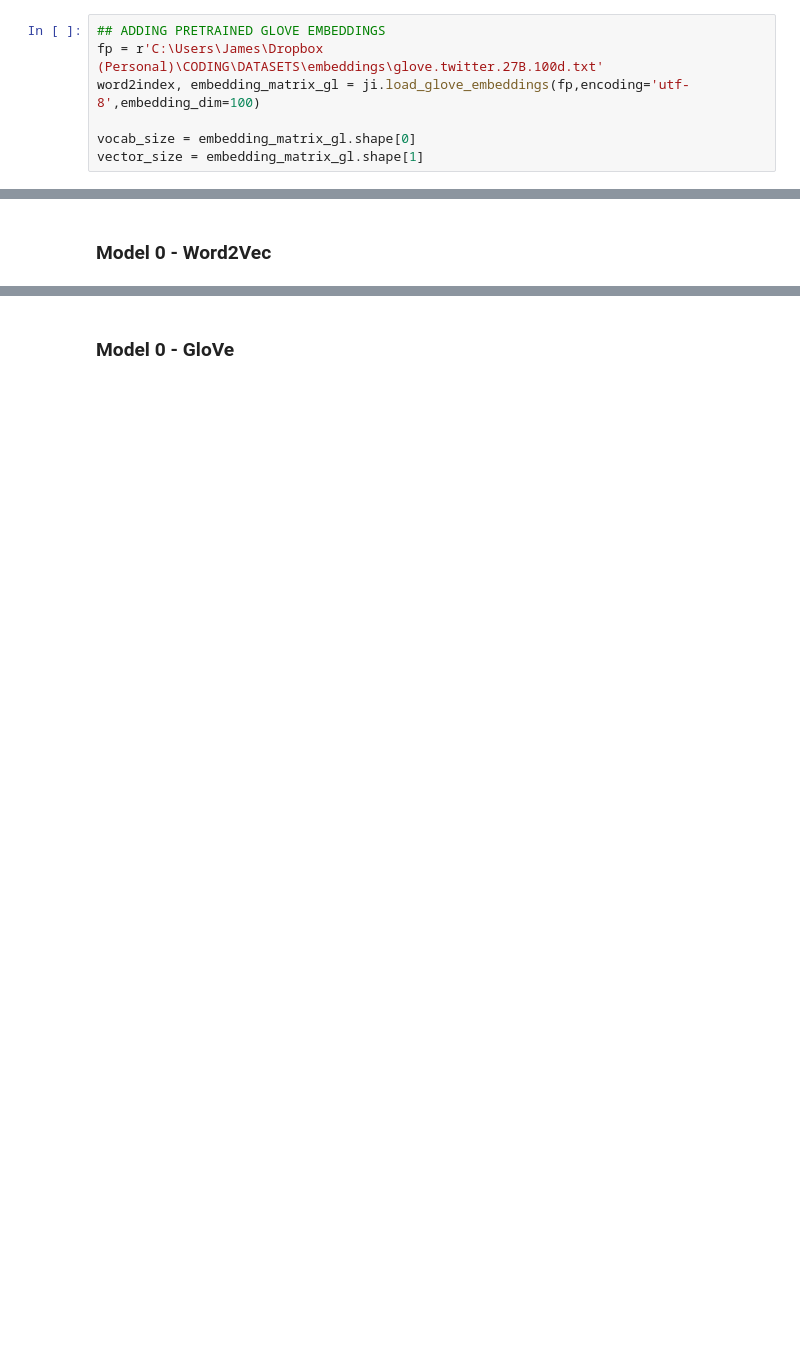
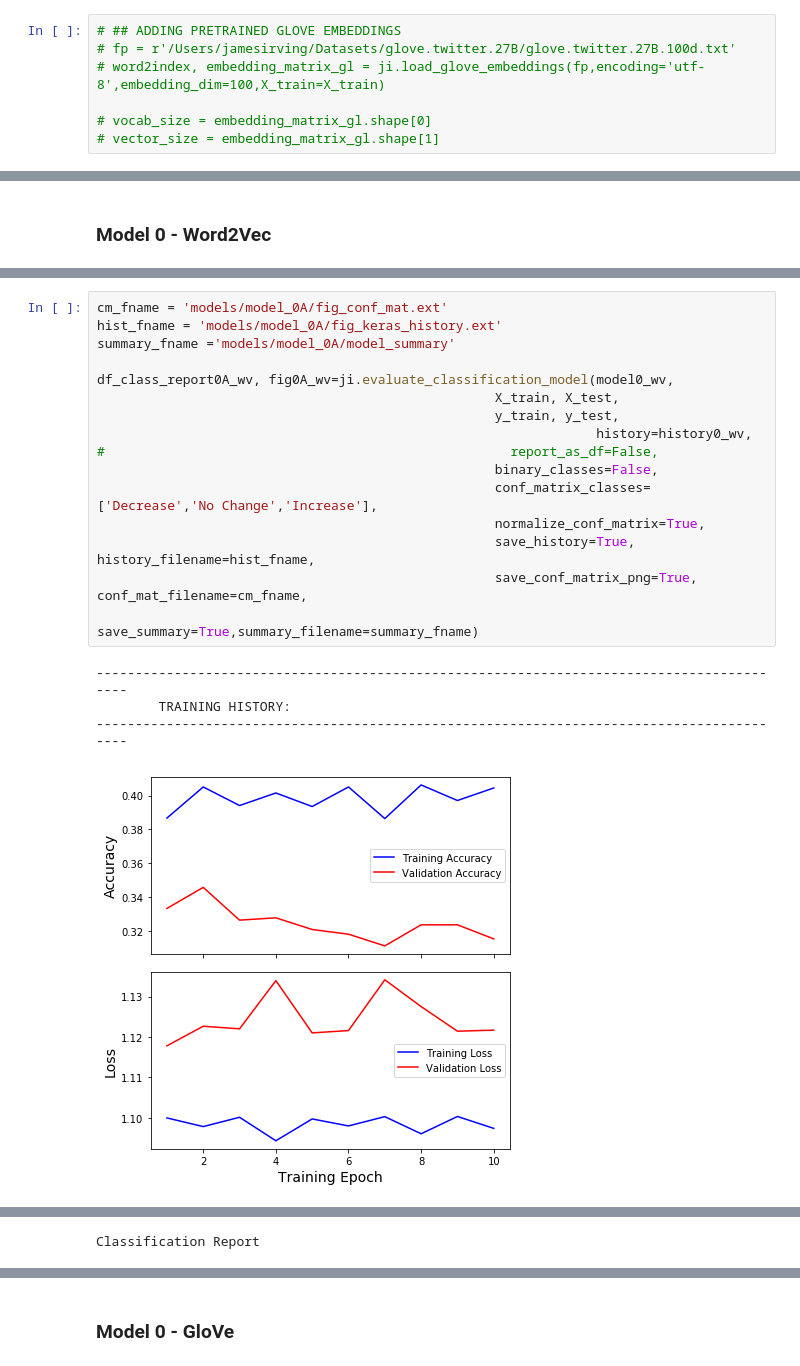
Before and after one commit to jirvingphd/capstone-project-using-trumps-tweets-to-predict-stock-market, a Jupyter notebook: Capstone_Adapted.ipynb, the cells around one changed output, grey strips where cells are left out. Cells and saved outputs as stored; diff of their text form; blank space fills up the shorter version.

Commit message:
Trained vectors OK, pretrained error

```diff
--- a/Capstone_Adapted.ipynb
+++ b/Capstone_Adapted.ipynb
@@ -911,10 +932,10 @@ for eqn in list_of_equations:
 # %%
-## ADDING PRETRAINED GLOVE EMBEDDINGS
-fp = r'C:\Users\James\Dropbox (Personal)\CODING\DATASETS\embeddings\glove.twitter.27B.100d.txt'
-word2index, embedding_matrix_gl = ji.load_glove_embeddings(fp,encoding='utf-8',embedding_dim=100)
+# ## ADDING PRETRAINED GLOVE EMBEDDINGS
+# fp = r'/Users/jamesirving/Datasets/glove.twitter.27B/glove.twitter.27B.100d.txt'
+# word2index, embedding_matrix_gl = ji.load_glove_embeddings(fp,encoding='utf-8',embedding_dim=100,X_train=X_train)
 
-vocab_size = embedding_matrix_gl.shape[0]
-vector_size = embedding_matrix_gl.shape[1]
+# vocab_size = embedding_matrix_gl.shape[0]
+# vector_size = embedding_matrix_gl.shape[1]
 # %% [markdown]
 ### Class Balancing
 # %%
@@ -1129,0 +1295,21 @@ df_class_report0A_wv,fig0A_wv=ji.evaluate_classification(model0_wv,history0_wv,
+# %%
+cm_fname = 'models/model_0A/fig_conf_mat.ext'
+hist_fname = 'models/model_0A/fig_keras_history.ext'
+summary_fname ='models/model_0A/model_summary'
+
+df_class_report0A_wv, fig0A_wv=ji.evaluate_classification_model(model0_wv,
+                                                   X_train, X_test,
+                                                   y_train, y_test,
+                                                                history=history0_wv,
+#                                                    report_as_df=False,
+                                                   binary_classes=False,
+                                                   conf_matrix_classes=['Decrease','No Change','Increase'],
+                                                   normalize_conf_matrix=True,
+                                                   save_history=True, history_filename=hist_fname,
+                                                   save_conf_matrix_png=True, conf_mat_filename=cm_fname,
+                                                   save_summary=True,summary_filename=summary_fname)
+# %% [output]
+------------------------------------------------------------------------------------------
+        TRAINING HISTORY:
+------------------------------------------------------------------------------------------
+[figure, added]
@@ -1129,0 +1336 @@ df_class_report0A_wv,fig0A_wv=ji.evaluate_classification(model0_wv,history0_wv,
+Classification Report
```
Also changed, not shown: parts of 17 cells of this notebook, 9 other files.
